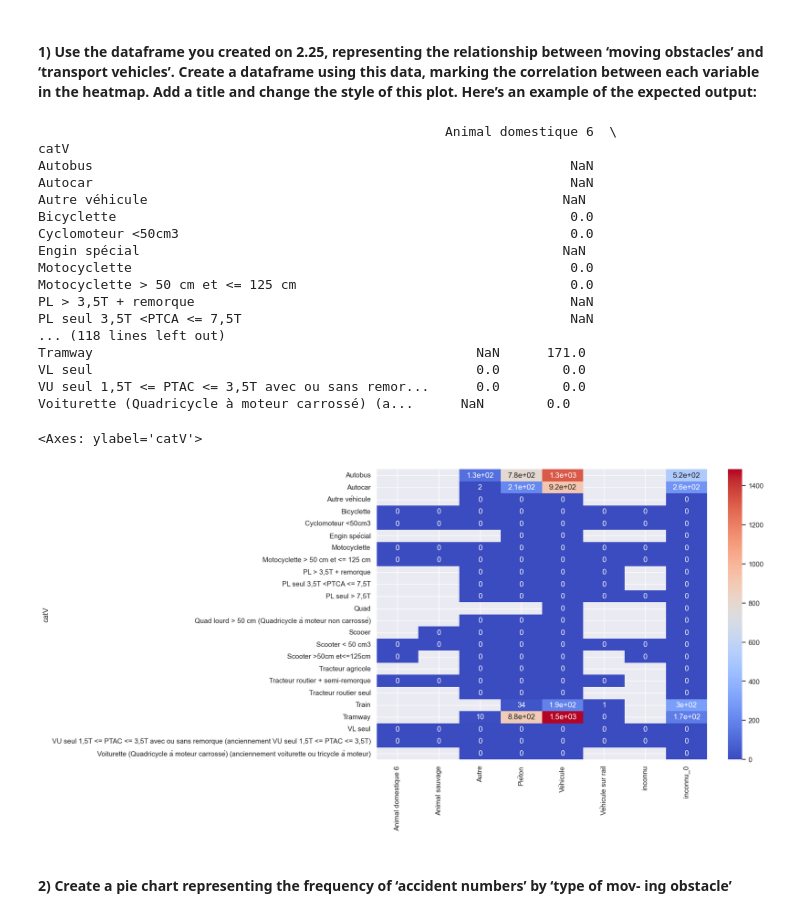
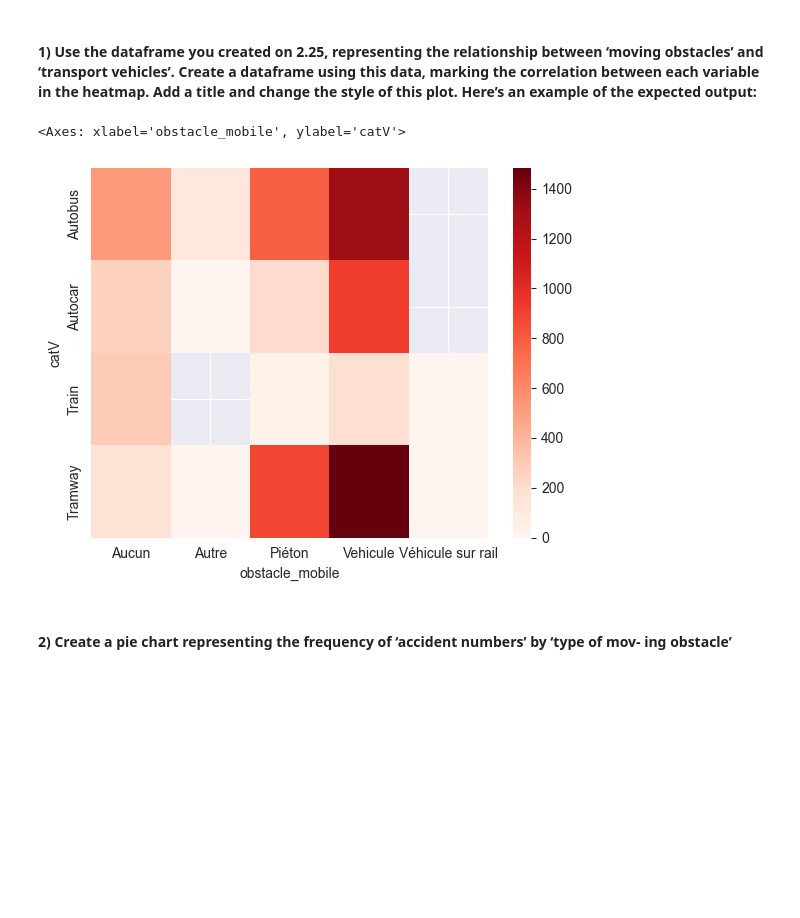
Before and after one commit to Poliaboy/PythonForDataAnalysis, a Jupyter notebook: PW5_Alex_Szpakiewicz.ipynb, the cells around one changed output. Drawn from its saved outputs; the diff is of its cells as text; code cells hidden in the pictures; blank space fills up the shorter version.

```diff
--- a/PW5_Alex_Szpakiewicz.ipynb
+++ b/PW5_Alex_Szpakiewicz.ipynb
@@ -27,30 +27,19 @@ import seaborn as sns
 import matplotlib.pyplot as plt
 # %% [markdown]
 #### 1) Use the dataframe you created on 2.25, representing the relationship between ‘moving obstacles’ and ‘transport vehicles’. Create a dataframe using this data, marking the correlation between each variable in the heatmap. Add a title and change the style of this plot. Here’s an example of the expected output:
-# %%
-df = pd.read_csv('heatmap.csv', index_col=0)
-print(df)
-
-sns.heatmap(df, annot=True, cmap='coolwarm')
-# %% [output]
-                                                    Animal domestique 6  \
-catV
-Autobus                                                             NaN
-Autocar                                                             NaN
-Autre véhicule                                                     NaN
-Bicyclette                                                          0.0
-Cyclomoteur <50cm3                                                  0.0
-Engin spécial                                                      NaN
-Motocyclette                                                        0.0
-Motocyclette > 50 cm et <= 125 cm                                   0.0
-PL > 3,5T + remorque                                                NaN
-PL seul 3,5T <PTCA <= 7,5T                                          NaN
-... (118 lines left out)
-Tramway                                                 NaN      171.0
-VL seul                                                 0.0        0.0
-VU seul 1,5T <= PTAC <= 3,5T avec ou sans remor...      0.0        0.0
-Voiturette (Quadricycle à moteur carrossé) (a...      NaN        0.0
-<Axes: ylabel='catV'>
-[figure, removed]
+# %%
+df = pd.read_csv("https://www.data.gouv.fr/fr/datasets/r/be2191a6-a7cd-446f-a9fc-8d698688eb9e")
+df.columns = ["Num_Acc", "sens_de_Circulation", "catV","nb_occupants", "obstacle_fixe", "obstacle_mobile", "choc", "manoeuvre" , "num_vehicule" ]
+df_heatmap = df.groupby(["catV","obstacle_mobile"])["nb_occupants"].sum().reset_index()
+df_heatmap = df_heatmap[df_heatmap["catV"].isin([37, 38 ,39 ,40])]
+df_heatmap["catV"] = df_heatmap["catV"].replace([37, 38 ,39 ,40], ["Autobus", "Autocar", "Train", "Tramway"])
+df_heatmap["obstacle_mobile"] = df_heatmap["obstacle_mobile"].replace([0, 1 ,2, 4, 9], ["Aucun", "Piéton", "Vehicule", "Véhicule sur rail", "Autre"])
+# %%
+df_heatmap = df_heatmap.pivot(index="catV", columns="obstacle_mobile", values="nb_occupants")
+# %%
+sns.heatmap(df_heatmap, cmap='Reds')
+# %% [output]
+<Axes: xlabel='obstacle_mobile', ylabel='catV'>
+[figure, added]
 # %% [markdown]
 #### 2) Create a pie chart representing the frequency of ‘accident numbers’ by ‘type of mov- ing obstacle’
```
Also changed, not shown: parts of 8 cells of this notebook.
